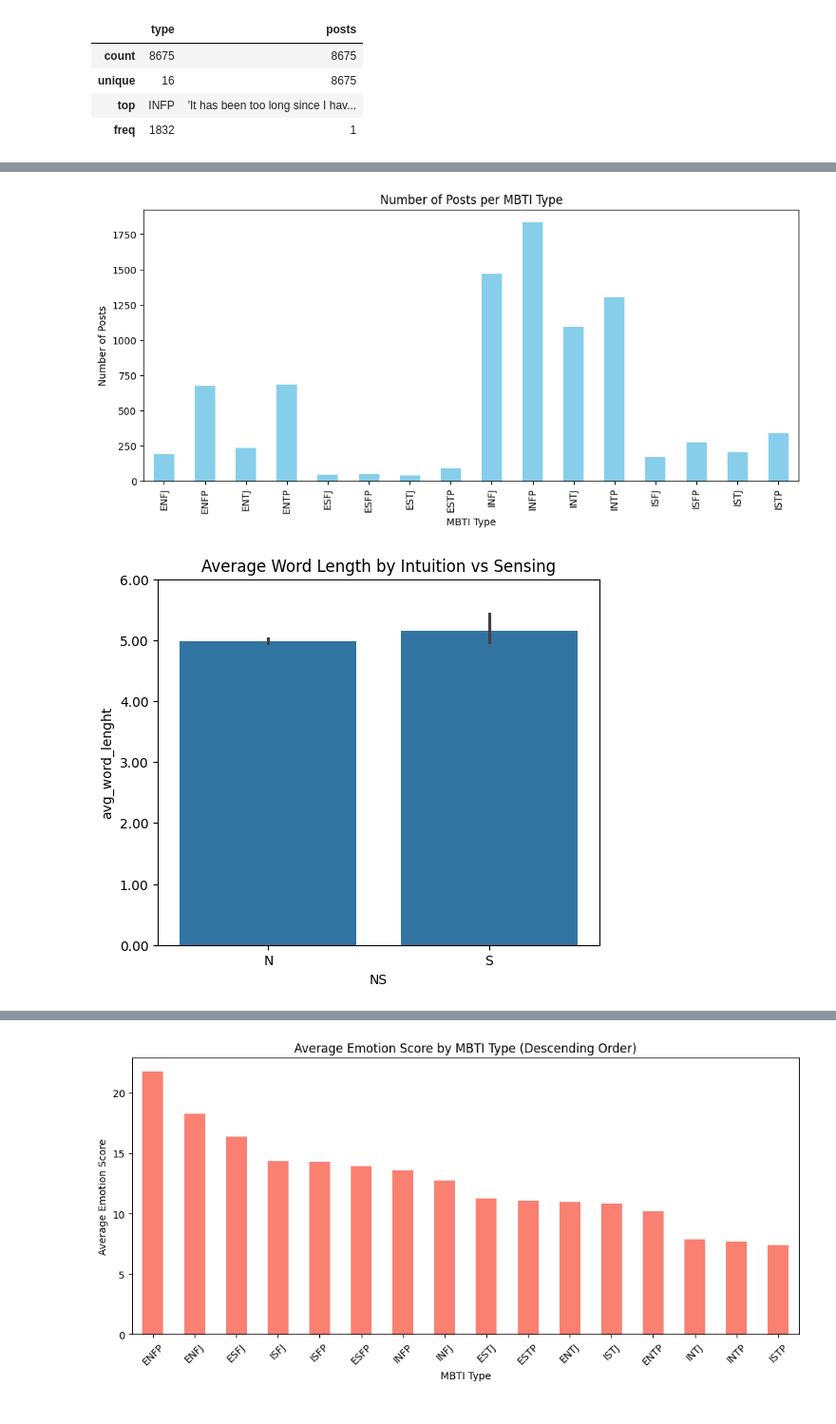
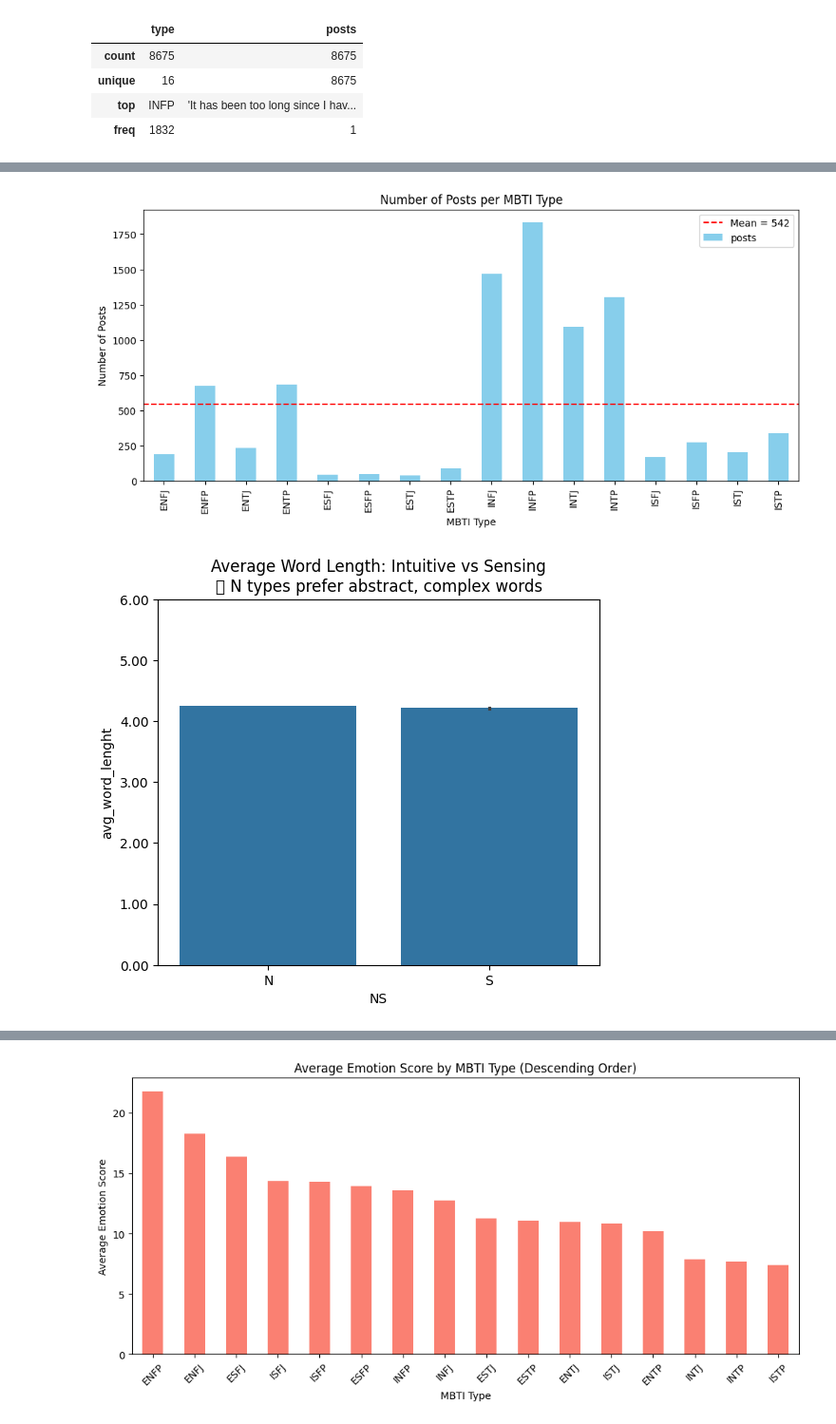
Before and after one commit to EngMohamed-op/MBTI-Personality, a Jupyter notebook: EDA_project.ipynb, the cells around one changed output, grey strips where cells are left out. Shown at 95% size. Saved outputs shown, nothing was run; the diff lists cells and outputs as text; code cells hidden in the pictures.

Commit message:
updated the graphs for better visulization

```diff
--- a/EDA_project.ipynb
+++ b/EDA_project.ipynb
@@ -78,2 +83,0 @@ df['Word_count'] = df['posts'].apply(lambda x: len(x.replace('|||', ' ').split()
-# %%
-df['avg_word_lenght']=df['posts'].apply(lambda x:np.mean([len(word) for word in x.split()]))
@@ -135,0 +84,16 @@ plt.show()
+# %%
+# Clean posts before any analysis
+def clean_text(text):
+    text = text.lower()
+    text = re.sub(r'http\S+|www\S+', '', text)       # remove URLs
+    text = re.sub(r'\|\|\|', ' ', text)               # replace ||| with space
+    mbti_types = ['infj','entp','intp','intj','entj','infp','enfp','istp',
+                  'isfp','estj','istj','enfj','isfj','esfj','esfp','estp']
+    for t in mbti_types:
+        text = re.sub(r'\b' + t + r'\b', '', text)   # remove MBTI mentions
+    text = re.sub(r'[^a-z\s!?]', '', text)            # remove special chars
+    text = re.sub(r'\s+', ' ', text).strip()
+    return text
+
+df['clean_posts'] = df['posts'].apply(clean_text)
+print('✅ Cleaning done!')
@@ -135,0 +102,23 @@ plt.show()
+# %%
+# Use clean_posts instead of raw posts
+
+df['Word_count'] = df['clean_posts'].apply(lambda x: len(x.split()))
+df['avg_word_lenght'] = df['clean_posts'].apply(lambda x: np.mean(list(map(len, x.split()))))
+df['lexical_diversity'] = df['clean_posts'].apply(lambda x: len(set(x.split())) / len(x.split()))
+
+self_words = ['i', 'me', 'my', 'myself']
+df['self_reference_ratio'] = df['clean_posts'].apply(
+    lambda x: sum(word in self_words for word in x.split()) / len(x.split()))
+
+# TextBlob instead of VADER
+df['sentiment'] = df['clean_posts'].apply(lambda x: TextBlob(x).sentiment.polarity)
+
+df['IE'] = df['type'].apply(lambda x: x[0])
+df['NS'] = df['type'].apply(lambda x: x[1])
+df['TF'] = df['type'].apply(lambda x: x[2])
+df['JP'] = df['type'].apply(lambda x: x[3])
+
+df['punctuation_count'] = df['clean_posts'].apply(lambda x: x.count('!') + x.count('?'))
+df['link_count'] = df['posts'].apply(lambda x: x.count('http') + x.count('#'))
+
+df.head()
@@ -136,19 +160,24 @@ plt.show()
 # %%
+# Q2: Does post count differ across types — and does that affect our analysis?
 post_counts = df.groupby('type')['posts'].count()
 post_counts.plot(kind='bar', figsize=(12,5), color='skyblue')
+plt.axhline(post_counts.mean(), color='red', linestyle='--', label=f'Mean = {post_counts.mean():.0f}')
 plt.title("Number of Posts per MBTI Type")
 plt.ylabel("Number of Posts")
 plt.xlabel("MBTI Type")
+plt.legend()
 plt.show()
 # %% [output]
-[figure, old version]
+[figure, new version]
 # %%
+# Q3: Do Intuitive types use more complex vocabulary than Sensing types?
+#what is intuitive and what is sensing
 plt.figure(figsize=(6,5))
 sns.barplot(data=df, x='NS', y='avg_word_lenght')
-plt.title("Average Word Length by Intuition vs Sensing")
+plt.title("Average Word Length: Intuitive vs Sensing\n💡 N types prefer abstract, complex words")
 plt.ylim(0,6)
 plt.gca().yaxis.set_major_formatter(mtick.FormatStrFormatter('%.2f'))
 plt.show()
 # %% [output]
-[figure, old version]
+[figure, new version]
 # %%
```
Also changed, not shown: parts of 33 cells of this notebook.
